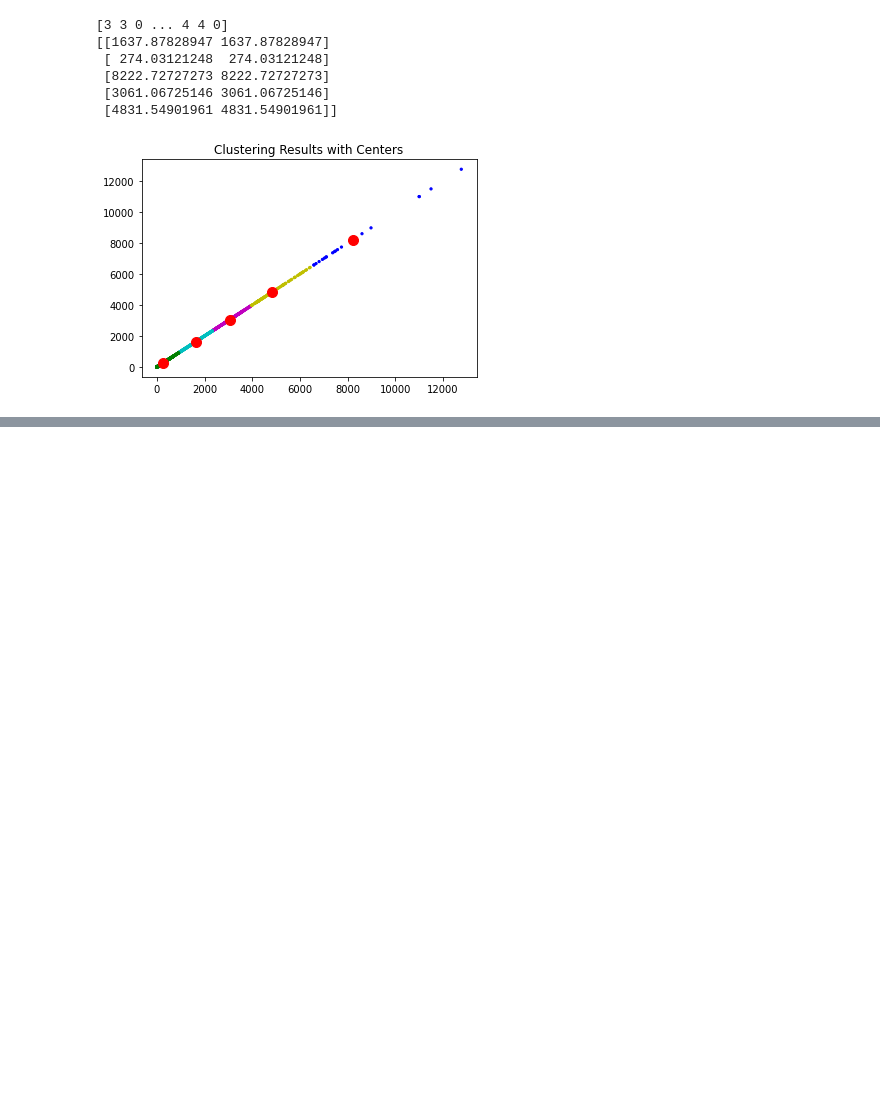
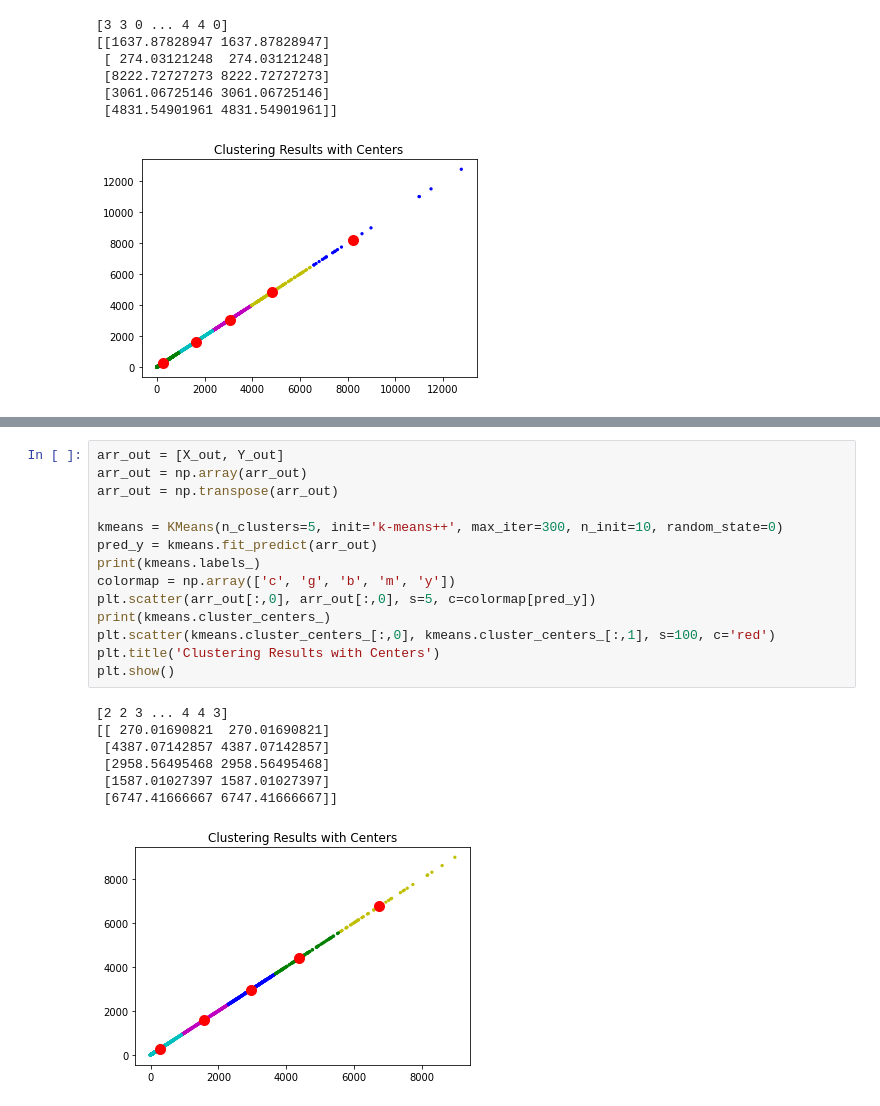
Before and after one commit to songjuhye/Clustering-according-to-taste-and-food-ingredients_graduationProject, a Jupyter notebook: 졸논_2.ipynb, the cells around one changed output, grey strips where cells are left out. Saved outputs shown, nothing was run; the diff lists cells and outputs as text; blank space fills up the shorter version.

```diff
--- a/졸논_2.ipynb
+++ b/졸논_2.ipynb
@@ -207,0 +269,22 @@ print(a)
+# %%
+arr_out = [X_out, Y_out]
+arr_out = np.array(arr_out)
+arr_out = np.transpose(arr_out)
+
+kmeans = KMeans(n_clusters=5, init='k-means++', max_iter=300, n_init=10, random_state=0)
+pred_y = kmeans.fit_predict(arr_out)
+print(kmeans.labels_)
+colormap = np.array(['c', 'g', 'b', 'm', 'y'])
+plt.scatter(arr_out[:,0], arr_out[:,0], s=5, c=colormap[pred_y])
+print(kmeans.cluster_centers_)
+plt.scatter(kmeans.cluster_centers_[:,0], kmeans.cluster_centers_[:,1], s=100, c='red')
+plt.title('Clustering Results with Centers')
+plt.show()
+# %% [output]
+[2 2 3 ... 4 4 3]
+[[ 270.01690821  270.01690821]
+ [4387.07142857 4387.07142857]
+ [2958.56495468 2958.56495468]
+ [1587.01027397 1587.01027397]
+ [6747.41666667 6747.41666667]]
+[figure, added]
```
Also changed, not shown: parts of 12 cells of this notebook.
